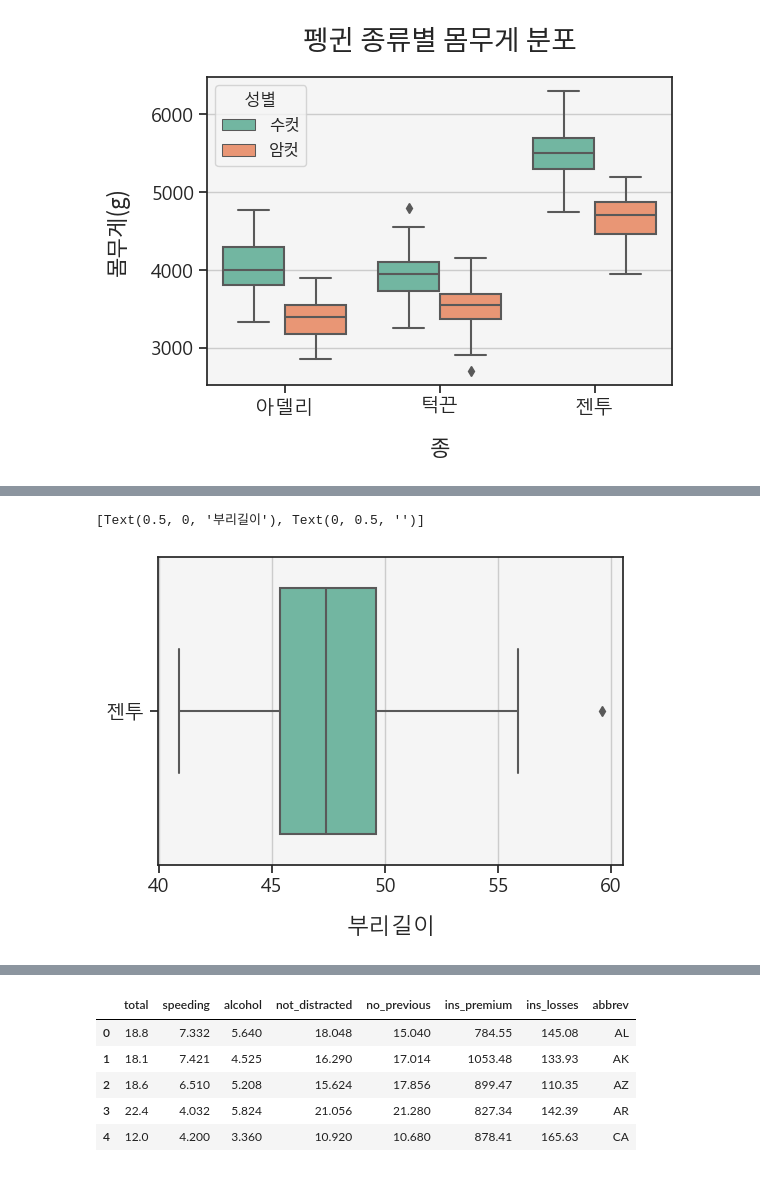
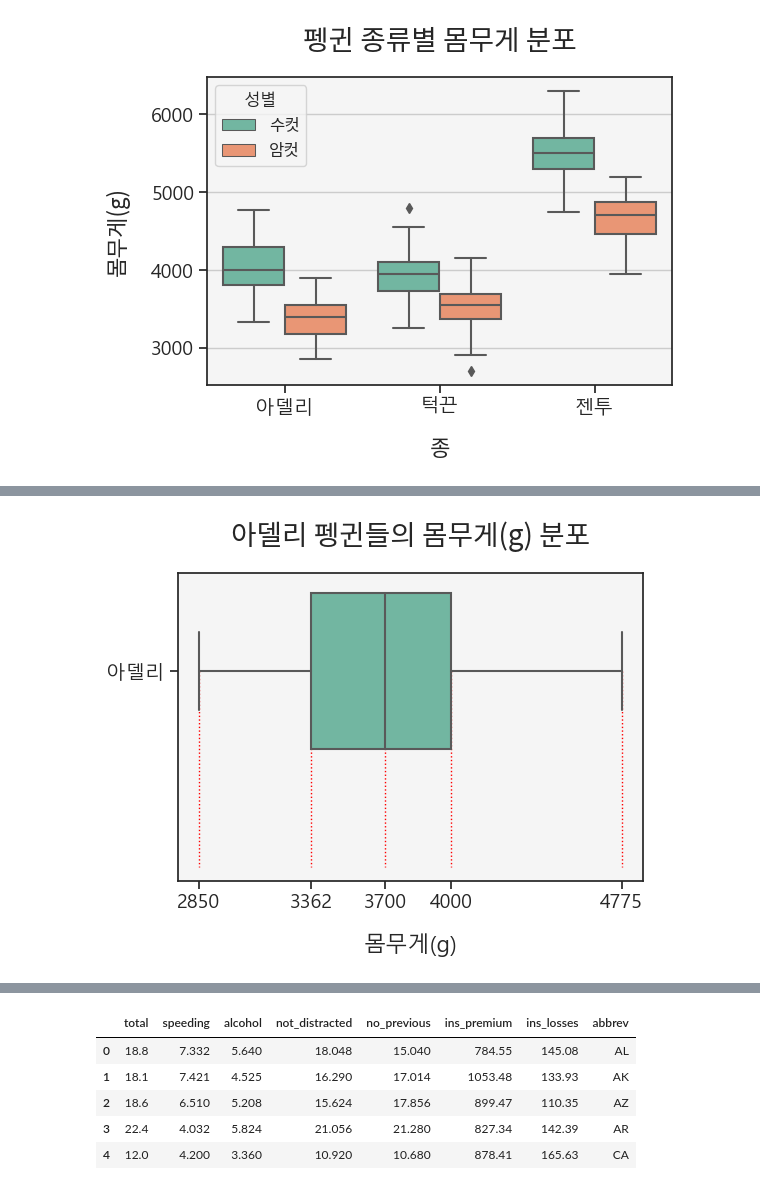
Before and after one commit to jpjun8/C3cube, a Jupyter notebook: DA_Nocode/units_trivial/unit3.ipynb, the cells around one changed output, grey strips where cells are left out. Saved outputs shown, nothing was run; the diff lists cells and outputs as text; code cells hidden in the pictures.

```diff
--- a/DA_Nocode/units_trivial/unit3.ipynb
+++ b/DA_Nocode/units_trivial/unit3.ipynb
@@ -474,12 +493,18 @@ plt.legend(title='성별', prop=path_noto)
 # %%
 category = penguin['종'].unique()
-species1 = penguin[penguin['종'] == category[2]].dropna()
+species1 = penguin[penguin['종'] == category[0]].dropna()
+# species1
+ax = sns.boxplot(data=species1, y='종', x='몸무게(g)', orient='h')
+ax.set(xlabel="몸무게(g)", ylabel=None)
+plt.title("아델리 펭귄들의 몸무게(g) 분포", font=path_noto, fontsize=titlef)
 
-ax = sns.boxplot(data=species1, y='종', x='부리길이', orient='h')
-ax.set(xlabel="부리길이", ylabel=None)
+quant = np.quantile(species1['몸무게(g)'], np.array([0.00, 0.25, 0.50, 0.75, 1.00]))
+ax.vlines(quant, [0] * quant.size, [1] * quant.size, color='red', ls=':', lw=1.0, zorder=0)
+ax.set_xticks(quant)
+
+plt.grid(False)
 # %% [output]
-[Text(0.5, 0, '부리길이'), Text(0, 0.5, '')]
-[figure, old version]
+[figure, new version]
 # %%
 edu = pd.read_csv('./edu.csv')
 edu1 = edu[['county', 'per_capita_personal_income_2020', 'associate_degree_numbers_2016_2020', 'bachelor_degree_numbers_2016_2020']]
```
Also changed, not shown: parts of 17 cells of this notebook, 3 other files.
